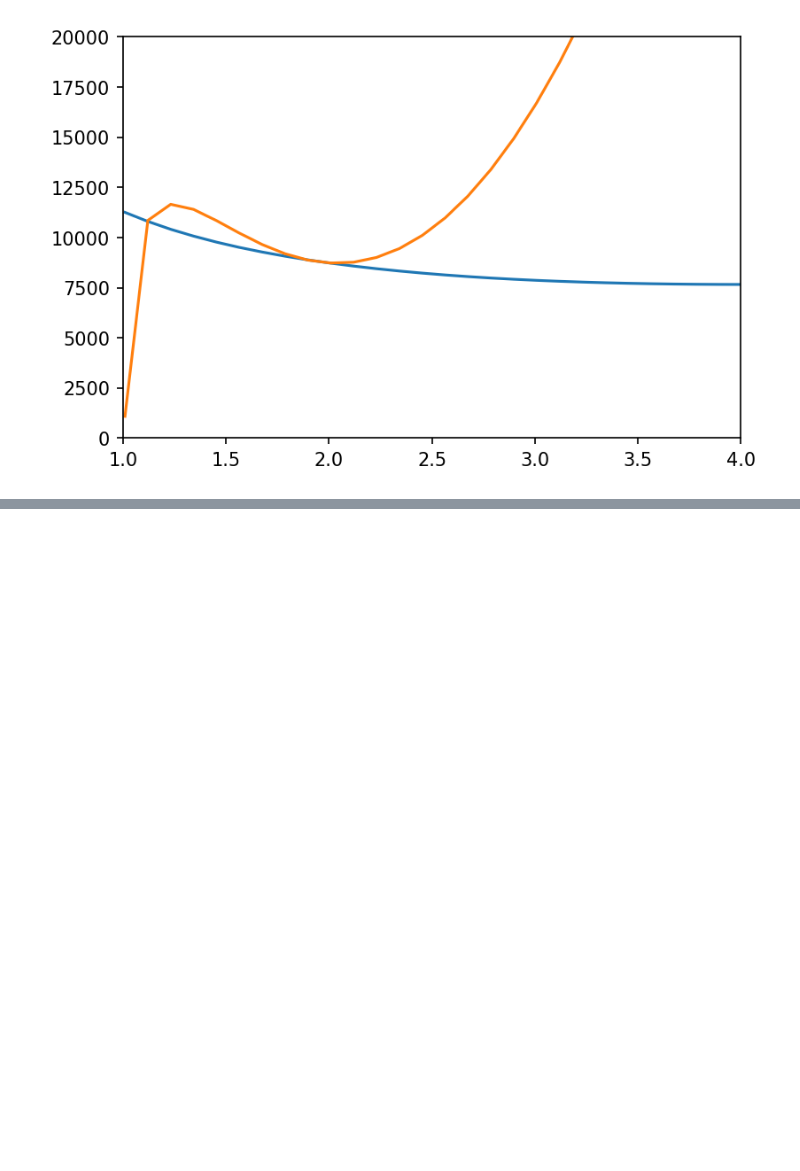
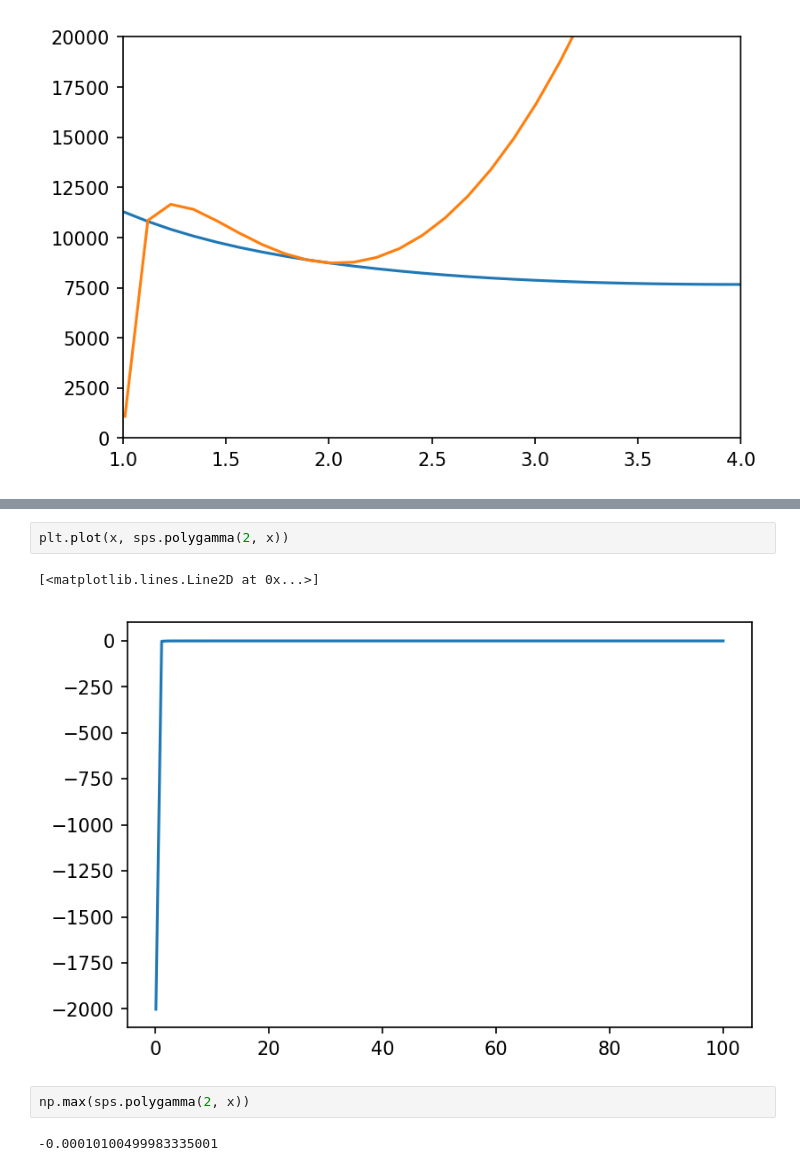
Before and after one commit to mirca/acceptance-rejection, a Jupyter notebook: examples/Untitled1.ipynb, the cells around one changed output, grey strips where cells are left out. Drawn from its saved outputs; the diff is of its cells as text; blank space fills up the shorter version.

```diff
--- a/examples/Untitled1.ipynb
+++ b/examples/Untitled1.ipynb
@@ -41,0 +58,9 @@ plt.ylim(0, 20000)
+# %%
+plt.plot(x, sps.polygamma(2, x))
+# %% [output]
+[<matplotlib.lines.Line2D at 0x...>]
+[figure, added]
+# %%
+np.max(sps.polygamma(2, x))
+# %% [output]
+-0.00010100499983335001
```
Also changed, not shown: parts of 3 cells of this notebook, 3 other files.
